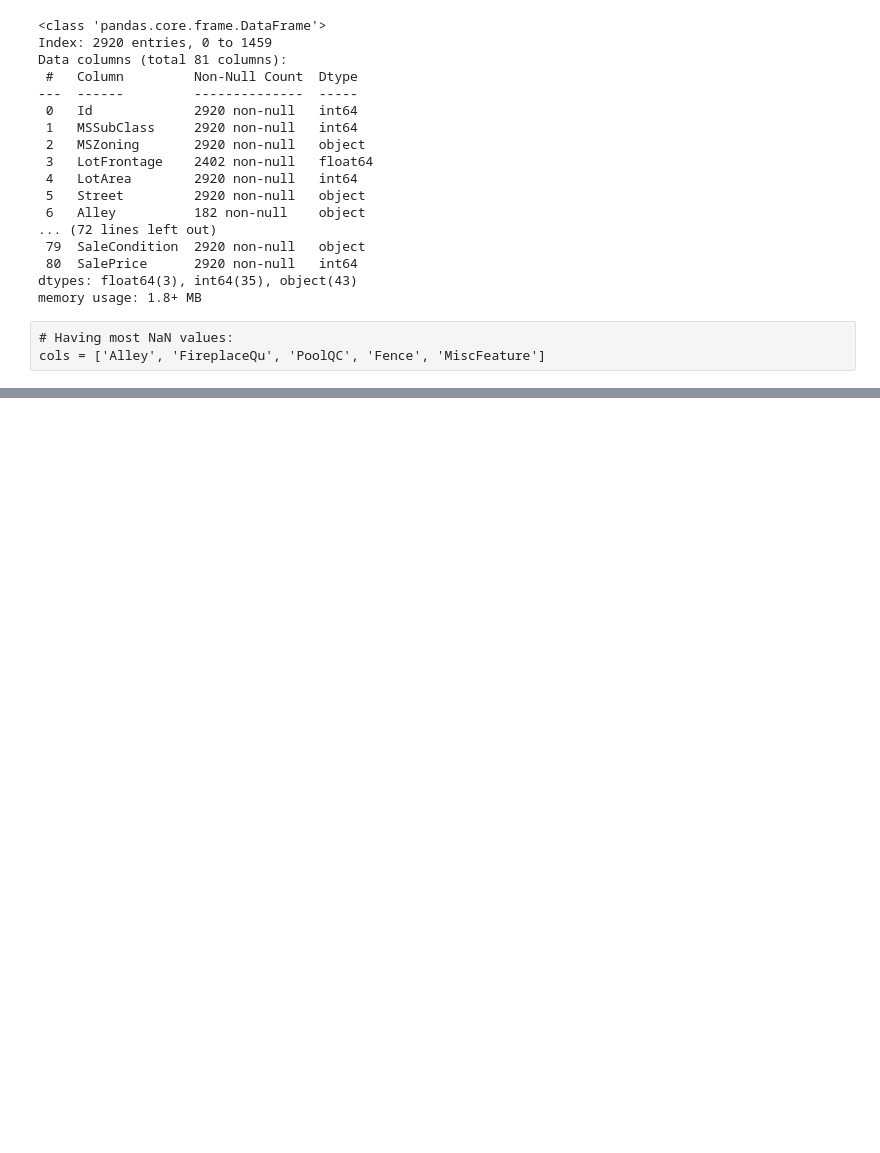
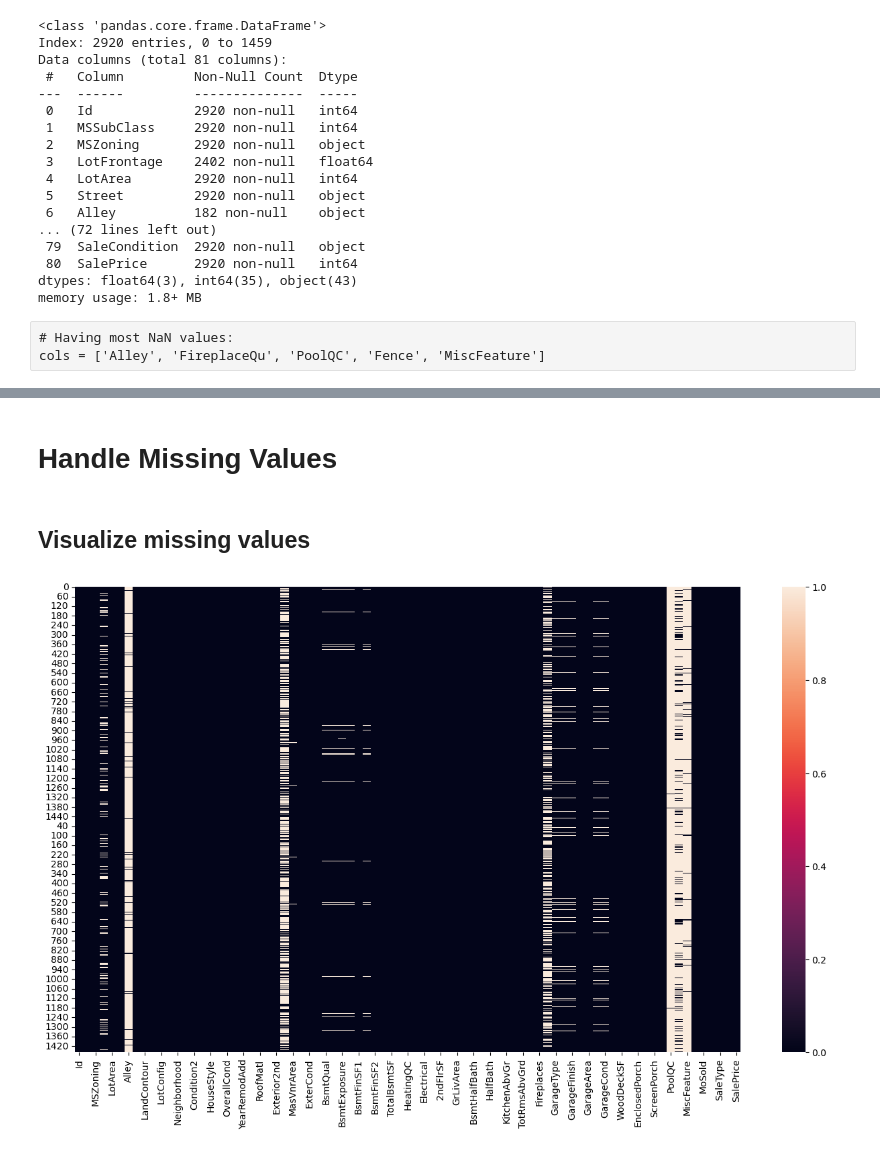
Before and after one commit to nishanlimbuchemjong/Machine-Learning-Projects, a Jupyter notebook: House Price Prediction using Regression models.ipynb, the cells around one changed output, grey strips where cells are left out. Cells and saved outputs as stored; diff of their text form; code cells hidden in the pictures; blank space fills up the shorter version.

Commit message:
Missing value found and visulaized in HousePricePrediction ML Project

```diff
--- a/House Price Prediction using Regression models.ipynb
+++ b/House Price Prediction using Regression models.ipynb
@@ -118,0 +125,10 @@ Index(['MSZoning', 'Street', 'Alley', 'LotShape', 'LandContour', 'Utilities',
+# %% [markdown]
+# Handle Missing Values
+# %% [markdown]
+## Visualize missing values
+# %%
+plt.figure(figsize=(16, 9))
+sns.heatmap(df.isnull())
+plt.show()
+# %% [output]
+[figure, added]
```
Also changed, not shown: parts of 11 cells of this notebook.
